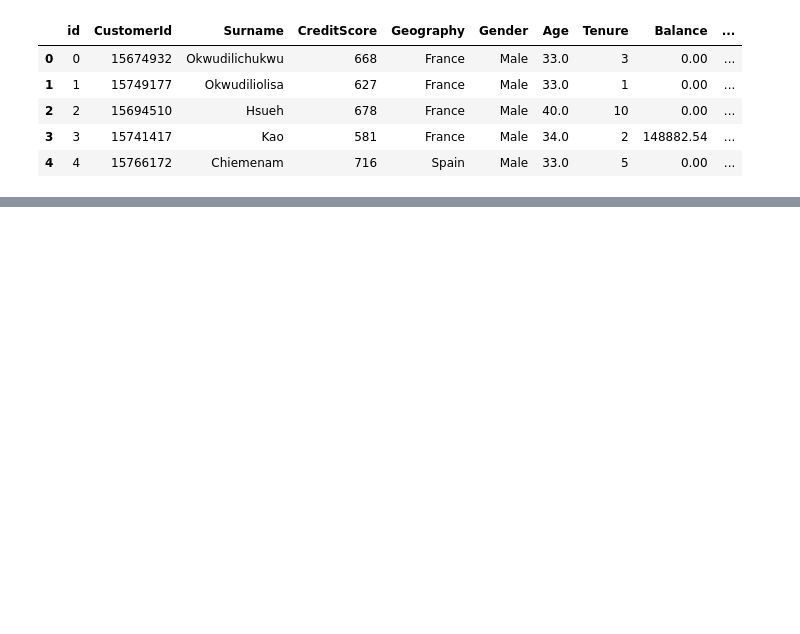
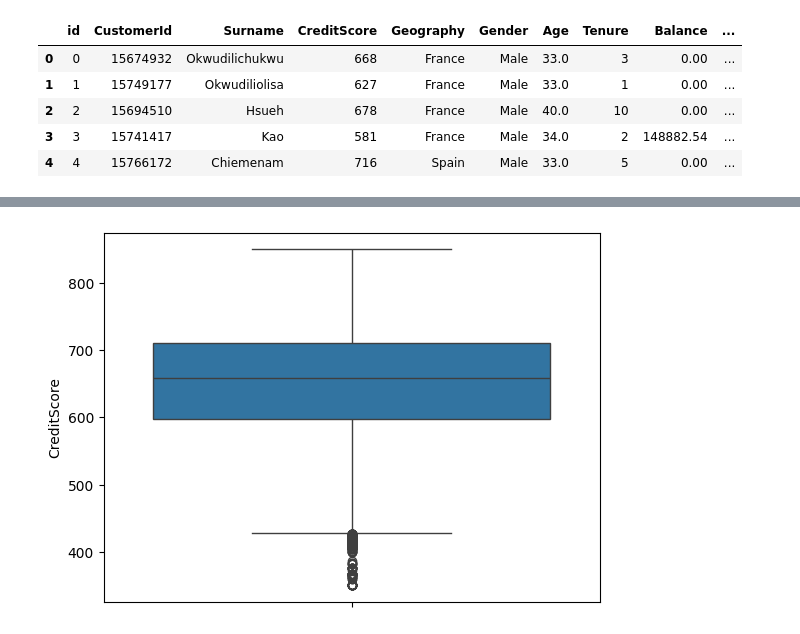
Before and after one commit to hieundx/ML-Lab, a Jupyter notebook: competitions/bank-churn-prediction.ipynb, the cells around one changed output, grey strips where cells are left out. Cells and saved outputs as stored; diff of their text form; code cells hidden in the pictures; blank space fills up the shorter version.

```diff
--- a/competitions/bank-churn-prediction.ipynb
+++ b/competitions/bank-churn-prediction.ipynb
@@ -19,0 +52,5 @@ data.head()
+# %%
+sns.boxplot(data['CreditScore'])
+data = data[data['CreditScore'] >= 450]
+# %% [output]
+[figure, added]
```
Also changed, not shown: parts of 20 cells of this notebook, 1 other file.
